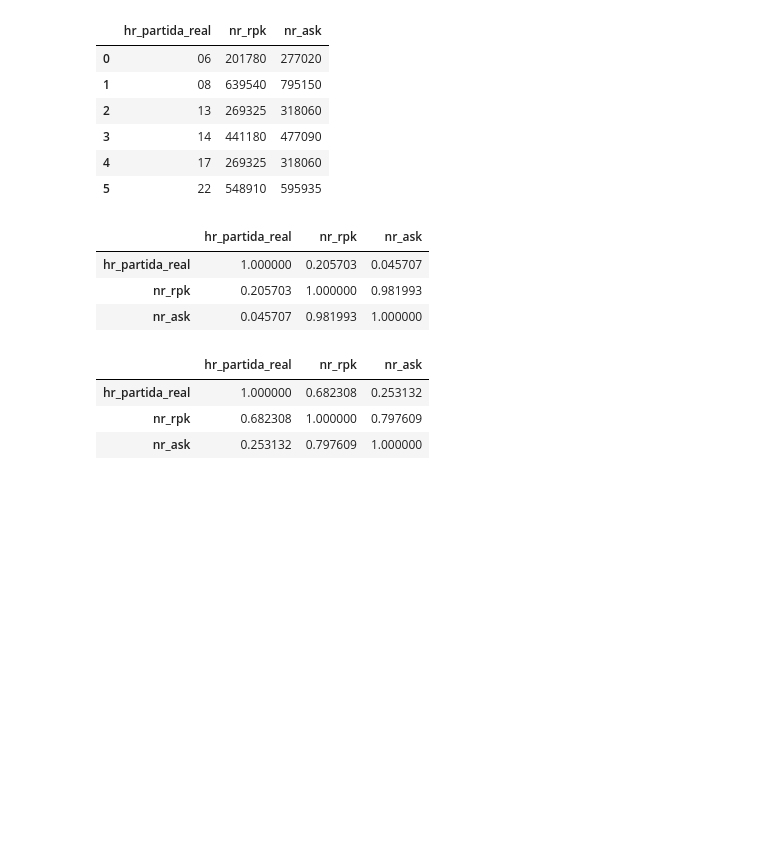
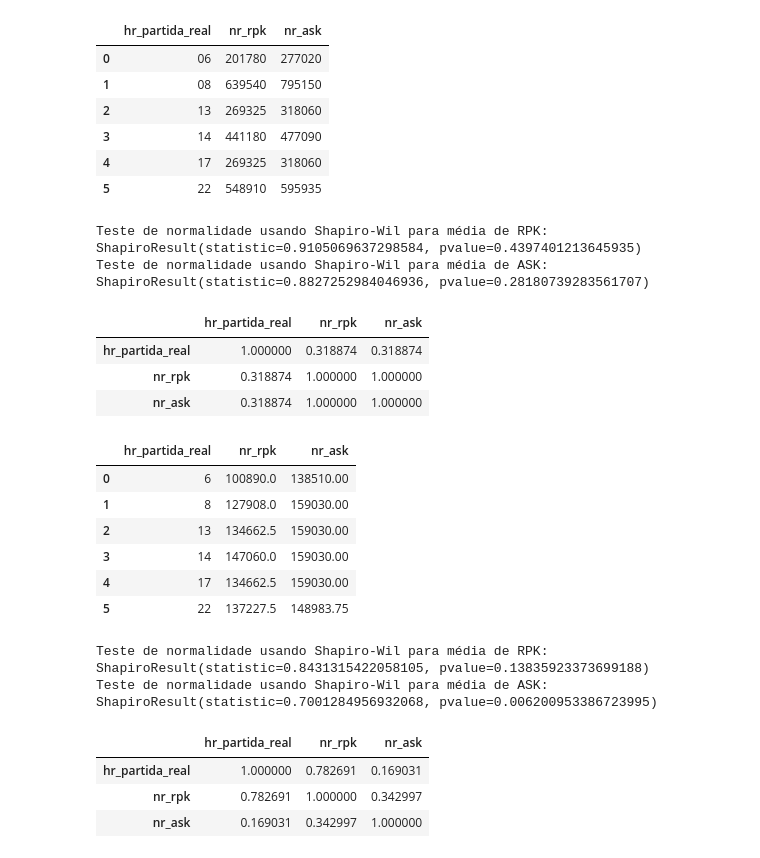
Before and after one commit to FelipeGaleao/case-gol-analytics, a Jupyter notebook: case_02.ipynb, the cells around one changed output. Drawn from its saved outputs; the diff is of its cells as text; code cells hidden in the pictures; blank space fills up the shorter version.

Commit message:
feat: added outputs files

```diff
--- a/case_02.ipynb
+++ b/case_02.ipynb
@@ -372,36 +374,60 @@ df_correlacao_horario_voo
 | 3 | 14 | 441180 | 477090 |
 | 4 | 17 | 269325 | 318060 |
 | 5 | 22 | 548910 | 595935 |
+# %%
+import scipy
+print("Teste de normalidade usando Shapiro-Wil para média de RPK: ", scipy.stats.shapiro(df_correlacao_horario_voo['nr_rpk']))
+print("Teste de normalidade usando Shapiro-Wil para média de ASK: ", scipy.stats.shapiro(df_correlacao_horario_voo['nr_ask']))
+# %% [output]
+Teste de normalidade usando Shapiro-Wil para média de RPK:  ShapiroResult(statistic=0.9105069637298584, pvalue=0.4397401213645935)
+Teste de normalidade usando Shapiro-Wil para média de ASK:  ShapiroResult(statistic=0.8827252984046936, pvalue=0.28180739283561707)
 # %%
 # Verificar se possuem correlação o horário de partida, o número de RPK e ASK.
 
 df_correlacao_horario_voo['hr_partida_real'] = pd.to_numeric(df_correlacao_horario_voo['hr_partida_real'])
 df_correlacao_horario_voo
-dfi.export(df_correlacao_horario_voo.corr(),"./output/imgs/df_correlacao_ocupacao_gru_bsb.png")
-df_correlacao_horario_voo.corr()
+dfi.export(df_correlacao_horario_voo.corr(),"./output/imgs/df_correlacao_soma_ocupacao_gru_bsb.png")
+df_correlacao_horario_voo.corr(method='spearman')
 # %% [output]
 |  | hr_partida_real | nr_rpk | nr_ask |
-| hr_partida_real | 1.000000 | 0.205703 | 0.045707 |
-| nr_rpk | 0.205703 | 1.000000 | 0.981993 |
-| nr_ask | 0.045707 | 0.981993 | 1.000000 |
+| hr_partida_real | 1.000000 | 0.318874 | 0.318874 |
+| nr_rpk | 0.318874 | 1.000000 | 1.000000 |
+| nr_ask | 0.318874 | 1.000000 | 1.000000 |
 # %%
 # Agora, ao invés de buscar a quantidade de voos, buscar a soma de RPK e ASK pela faixa de horário de partida no trecho GRU (Guarulhos) para BSB (Brasília)
 
 df_correlacao_horario_voo = pd.read_csv('./input/basica2021-05.txt', error_bad_lines=False, encoding='latin', sep=';')
 df_correlacao_horario_voo = df_correlacao_horario_voo.query('(nm_empresa == "GOL LINHAS AÉREAS S.A. (EX- VRG LINHAS AÉREAS S.A.)") & sg_iata_origem == "GRU" & sg_iata_destino == "BSB"')
 df_correlacao_horario_voo['dt_semana'] = pd.to_datetime(df_correlacao_horario_voo['dt_partida_real']).dt.day_name(locale='pt')
 df_correlacao_horario_voo['hr_partida_real'] = df_correlacao_horario_voo['hr_partida_real'].str.slice(start=0, stop=2)
 
 # Realizar o agrupamento através do horário de partida e a agregação pela MÉDIA da quantidade de RPK e ASK
 df_correlacao_horario_voo = df_correlacao_horario_voo[['hr_partida_real', 'nr_voo','nr_rpk', 'nr_ask', 'dt_semana']].query('(dt_semana == "Segunda-feira")').groupby(by= 'hr_partida_real')[['hr_partida_real', 'nr_rpk', 'nr_ask']].mean().reset_index()
 
 df_correlacao_horario_voo['hr_partida_real'] =  pd.to_numeric(df_correlacao_horario_voo['hr_partida_real'])
-dfi.export(df_correlacao_horario_voo.corr(),"./output/imgs/df_correlacao_mediaRPKASK_gru_bsb.png")
-df_correlacao_horario_voo.corr()
+dfi.export(df_correlacao_horario_voo.corr(method='spearman'),"./output/imgs/df_correlacao_media_RPKASK_gru_bsb.png")
+df_correlacao_horario_voo
 
 # df_correlacao_horario_voo = df_correlacao_horario_voo[['hr_partida_real', 'nr_voo','nr_rpk', 'nr_ask', 'dt_semana']].query('(dt_semana == "Segunda-feira")').groupby(by= 'hr_partida_real')[['nr_rpk', 'nr_ask']].sum()
 # %% [output]
 |  | hr_partida_real | nr_rpk | nr_ask |
-| hr_partida_real | 1.000000 | 0.682308 | 0.253132 |
-| nr_rpk | 0.682308 | 1.000000 | 0.797609 |
-| nr_ask | 0.253132 | 0.797609 | 1.000000 |
+| 0 | 6 | 100890.0 | 138510.00 |
+| 1 | 8 | 127908.0 | 159030.00 |
+| 2 | 13 | 134662.5 | 159030.00 |
+| 3 | 14 | 147060.0 | 159030.00 |
+| 4 | 17 | 134662.5 | 159030.00 |
+| 5 | 22 | 137227.5 | 148983.75 |
+# %%
+import scipy
+print("Teste de normalidade usando Shapiro-Wil para média de RPK: ", scipy.stats.shapiro(df_correlacao_horario_voo['nr_rpk']))
+print("Teste de normalidade usando Shapiro-Wil para média de ASK: ", scipy.stats.shapiro(df_correlacao_horario_voo['nr_ask']))
+# %% [output]
+Teste de normalidade usando Shapiro-Wil para média de RPK:  ShapiroResult(statistic=0.8431315422058105, pvalue=0.13835923373699188)
+Teste de normalidade usando Shapiro-Wil para média de ASK:  ShapiroResult(statistic=0.7001284956932068, pvalue=0.006200953386723995)
+# %%
+df_correlacao_horario_voo.corr(method='spearman')
+# %% [output]
+|  | hr_partida_real | nr_rpk | nr_ask |
+| hr_partida_real | 1.000000 | 0.782691 | 0.169031 |
+| nr_rpk | 0.782691 | 1.000000 | 0.342997 |
+| nr_ask | 0.169031 | 0.342997 | 1.000000 |
```
Also changed, not shown: parts of 1 cell of this notebook, 13 other files.
